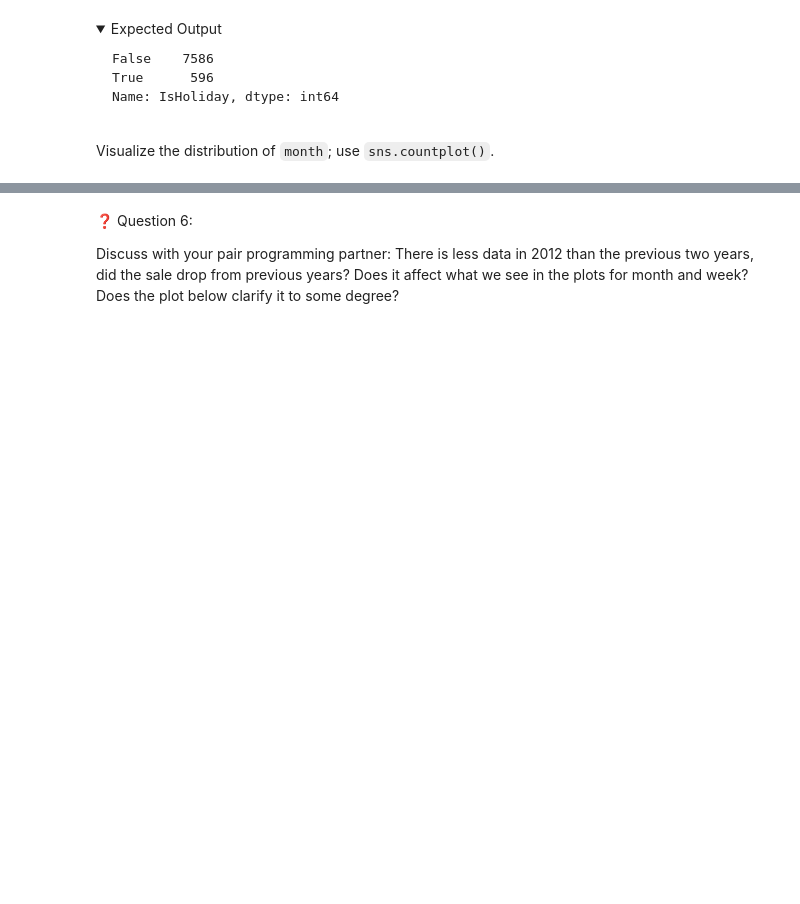
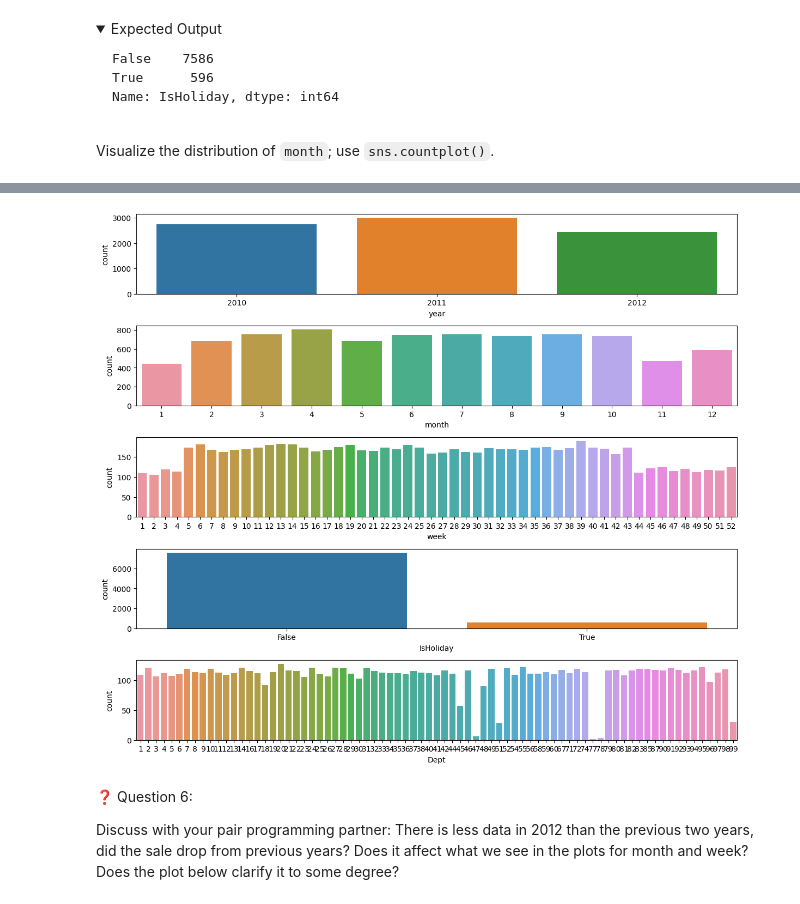
Before and after one commit to safia-bashir/fourthbrain-week3, a Jupyter notebook: assignments/week-04-data-eng-airflow/nb/walmart-sales-data.ipynb, the cells around one changed output, grey strips where cells are left out. Drawn from its saved outputs; the diff is of its cells as text; code cells hidden in the pictures; folded sections open; blank space fills up the shorter version.

```diff
--- a/assignments/week-04-data-eng-airflow/nb/walmart-sales-data.ipynb
+++ b/assignments/week-04-data-eng-airflow/nb/walmart-sales-data.ipynb
@@ -511,14 +552,15 @@ Visualize the distribution of `month`; use `sns.countplot()`.
 # %%
 #Visualising the categorical features
-
-print('\033[1mVisualising Categorical Features:'.center(100))
+#print('\033[1mVisualising Categorical Features:'.center(100))
 
 plt.figure(figsize=(12,12))
 
 for i in range(len(categoricalFeatures)):
     plt.subplot(6,1,i+1)
-    sns.countplot(df_train[categoricalFeatures[i]])
+    sns.countplot(x=df_train[categoricalFeatures[i]])
 plt.tight_layout();
+# %% [output]
+[figure, added]
 # %% [markdown]
 ❓ Question 6:
 
```
Also changed, not shown: parts of 11 cells of this notebook.
